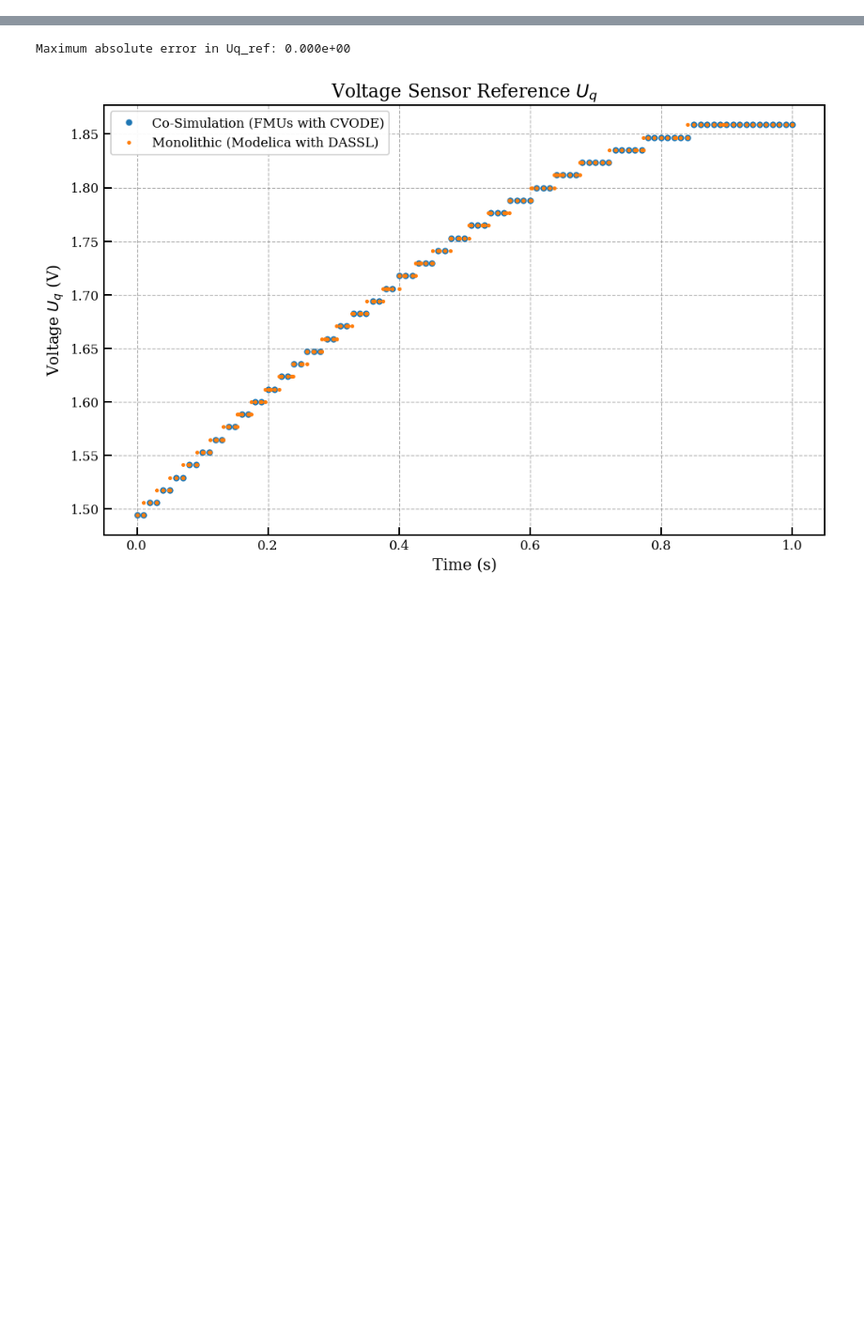
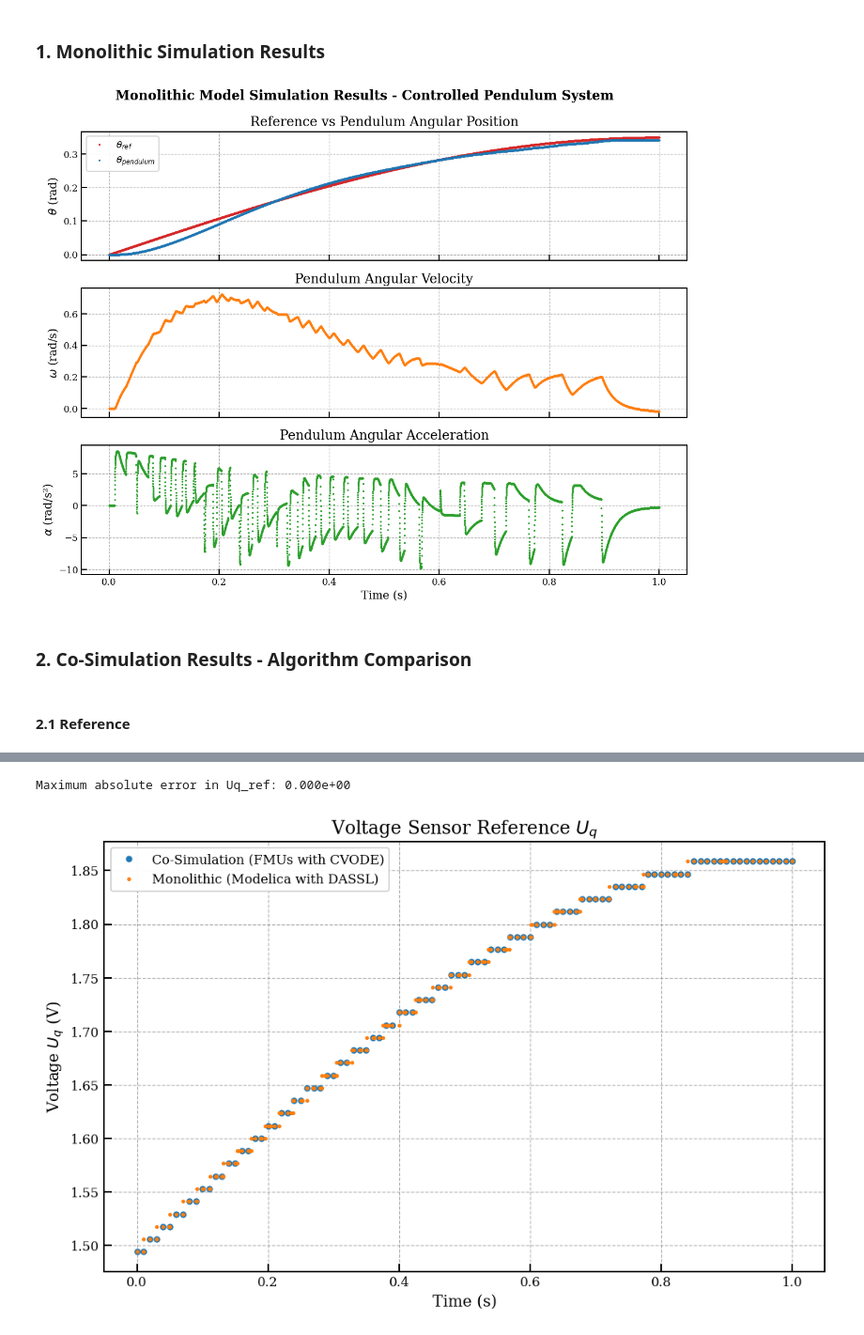
Before and after one commit to FlorianFrech/SystemSimulation, a Jupyter notebook: demos/ControlledPendulum/comparison_simple.ipynb, the cells around one changed output, grey strips where cells are left out. Shown: that part at 94% size. Saved outputs shown, nothing was run; the diff lists cells and outputs as text; code cells hidden in the pictures; blank space fills up the shorter version.

```diff
--- a/demos/ControlledPendulum/comparison_simple.ipynb
+++ b/demos/ControlledPendulum/comparison_simple.ipynb
@@ -204,0 +11,5 @@ LOG_SUCCESS       | info    | The simulation finished successfully.
+# %%
+ref_res = io.loadmat('results/monolithic_simple.mat')
+cs_res_jacobi = io.loadmat('results/simple_coupled_Jacobi.mat')
+cs_res_gs = io.loadmat('results/simple_coupled_Gauss-Seidel.mat')
+cs_res_ijcsa = io.loadmat('results/simple_coupled_IJCSA.mat')
@@ -204,0 +28,38 @@ LOG_SUCCESS       | info    | The simulation finished successfully.
+# %% [markdown]
+### 1. Monolithic Simulation Results
+# %%
+t_vals = ref_res['time'].flatten()
+q_ref = ref_res['reference.q_ref'].flatten()
+q_pendulum = ref_res['pendulum.q'].flatten()
+omega_pendulum = ref_res['pendulum.omega'].flatten()
+alpha_pendulum = ref_res['pendulum.alpha'].flatten()
+
+style = {'linestyle': 'None', 'marker': 'o', 'markersize': 1}
+
+fig, axs = plt.subplots(3, 1, figsize=(10, 8), sharex=True)
+fig.suptitle('Monolithic Model Simulation Results - Controlled Pendulum System', fontweight='bold', fontsize=14)
+
+axs[0].set_title('Reference vs Pendulum Angular Position')
+axs[0].plot(t_vals, q_ref, label=r'$\theta_{ref}$', color='tab:red', **style)
+axs[0].plot(t_vals, q_pendulum, label=r'$\theta_{pendulum}$', color='tab:blue', **style)
+axs[0].set_ylabel(r'$\theta$ (rad)')
+axs[0].legend()
+axs[0].grid()
+
+axs[1].set_title('Pendulum Angular Velocity')
+axs[1].plot(t_vals, omega_pendulum, label=r'$\omega_{pendulum}$', color='tab:orange', **style)
+axs[1].set_ylabel(r'$\omega$ (rad/s)')
+axs[1].grid()
+
+axs[2].set_title('Pendulum Angular Acceleration')
+axs[2].plot(t_vals, alpha_pendulum, label=r'$\alpha_{pendulum}$', color='tab:green', **style)
+axs[2].set_ylabel(r'$\alpha$ (rad/s²)')
+axs[2].set_xlabel('Time (s)')
+axs[2].grid()
+
+plt.tight_layout()
+plt.show()
+# %% [output]
+[figure, added]
+# %% [markdown]
+### 2. Co-Simulation Results - Algorithm Comparison
@@ -204,0 +71,2 @@ LOG_SUCCESS       | info    | The simulation finished successfully.
+# %% [markdown]
+#### 2.1 Reference
```
Also changed, not shown: parts of 22 cells of this notebook, 39 other files.
